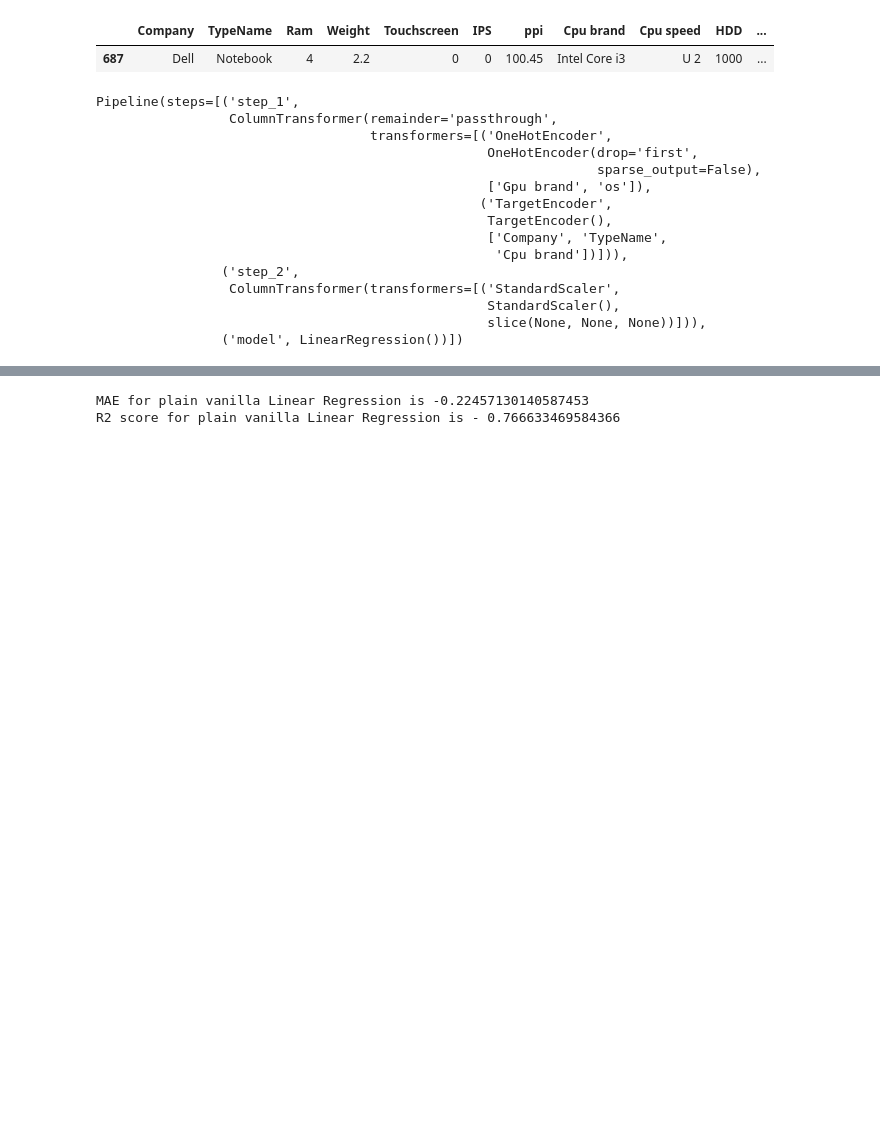
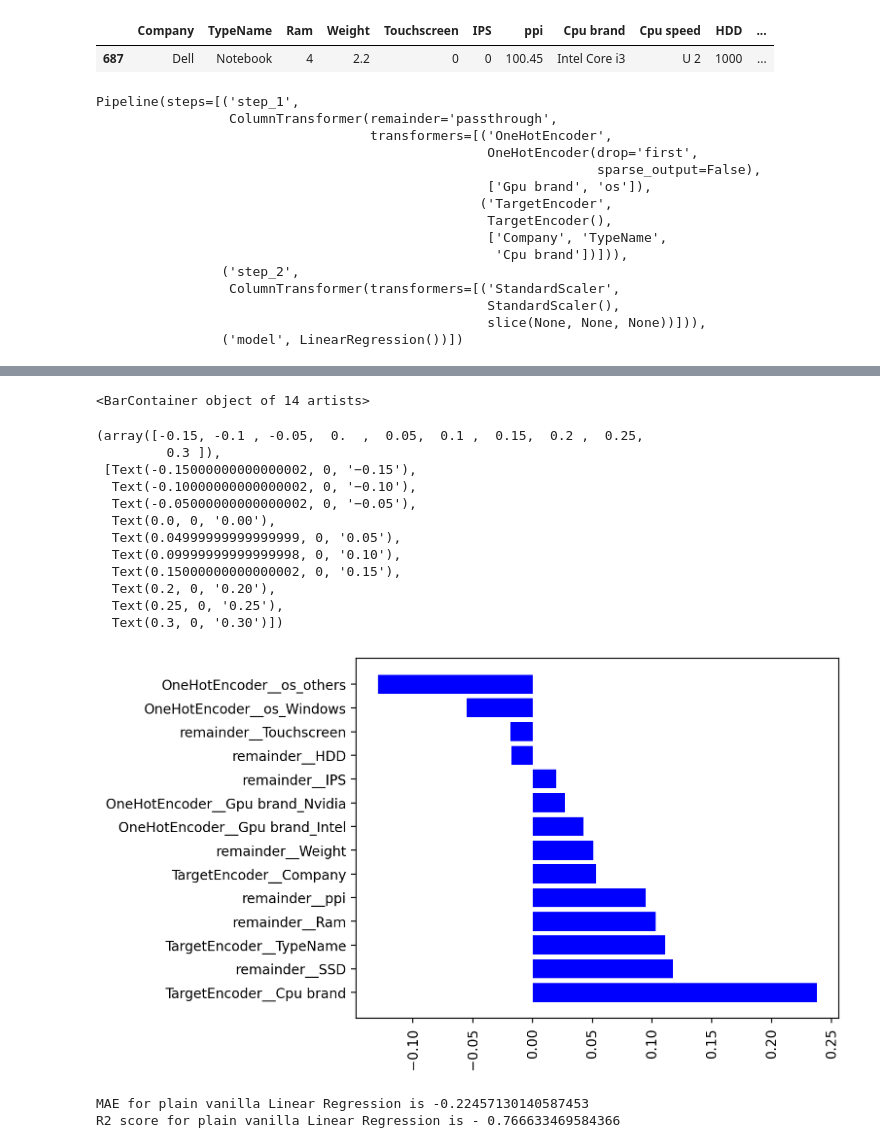
Before and after one commit to gvsreekar/Laptop-price-prediction, a Jupyter notebook: notebooks/model.ipynb, the cells around one changed output, grey strips where cells are left out. Saved outputs shown, nothing was run; the diff lists cells and outputs as text; code cells hidden in the pictures; blank space fills up the shorter version.

```diff
--- a/notebooks/model.ipynb
+++ b/notebooks/model.ipynb
@@ -817,3 +833,28 @@ y_pred = pipe.predict(X_test)
+# %%
+# Let's see feature importance of each feature
+
+importance = pipe.named_steps['model'].coef_
+
+order = np.argsort(importance)[::-1]
+labels = [pipe.named_steps['step_1'].get_feature_names_out()[i] for i in order]
+importance_order = np.sort(importance)[::-1]
+plt.barh(labels,importance_order,color='blue')
+plt.xticks(rotation=90)
+# %% [output]
+<BarContainer object of 14 artists>
+(array([-0.15, -0.1 , -0.05,  0.  ,  0.05,  0.1 ,  0.15,  0.2 ,  0.25,
+         0.3 ]),
+ [Text(-0.15000000000000002, 0, '−0.15'),
+  Text(-0.10000000000000002, 0, '−0.10'),
+  Text(-0.05000000000000002, 0, '−0.05'),
+  Text(0.0, 0, '0.00'),
+  Text(0.04999999999999999, 0, '0.05'),
+  Text(0.09999999999999998, 0, '0.10'),
+  Text(0.15000000000000002, 0, '0.15'),
+  Text(0.2, 0, '0.20'),
+  Text(0.25, 0, '0.25'),
+  Text(0.3, 0, '0.30')])
+[figure, added]
 # %%
 print(f'MAE for plain vanilla Linear Regression is -{mean_absolute_error(y_test,y_pred)}')
 print(f'R2 score for plain vanilla Linear Regression is - {r2_score(y_test,y_pred)}')
```
Also changed, not shown: parts of 8 cells of this notebook.
